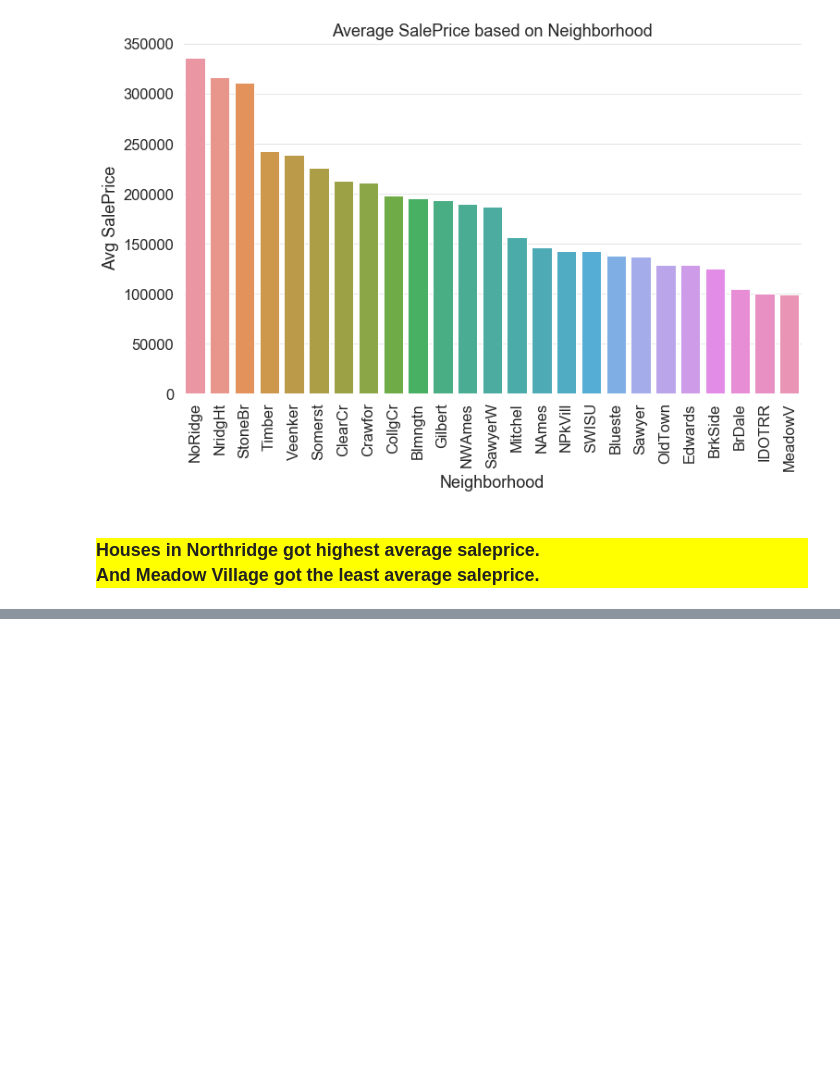
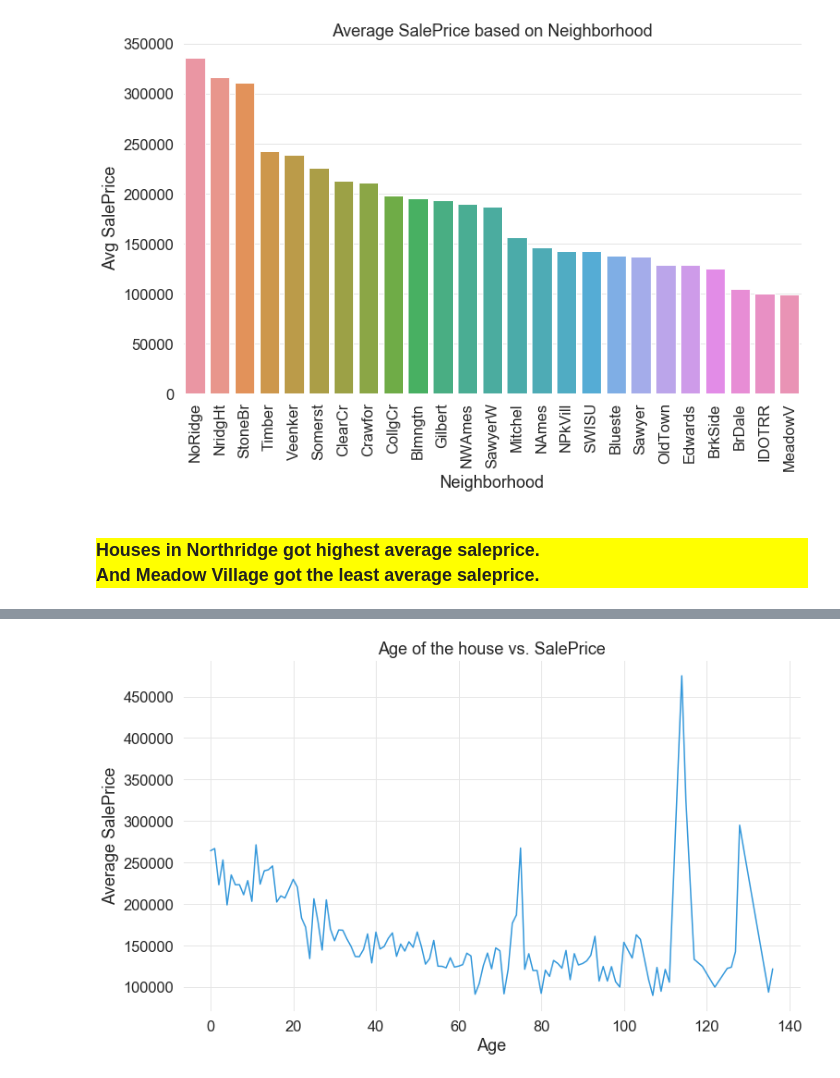
Before and after one commit to ajithcl/HousePricePrediction, a Jupyter notebook: HousePricePrediction.ipynb, the cells around one changed output, grey strips where cells are left out. Cells and saved outputs as stored; diff of their text form; code cells hidden in the pictures; blank space fills up the shorter version.

```diff
--- a/HousePricePrediction.ipynb
+++ b/HousePricePrediction.ipynb
@@ -2145,0 +2214,4 @@ And Meadow Village got the least average saleprice.
+# %%
+df=df_train.loc[:,["YearBuilt","YrSold","SalePrice"]].copy()
+# %%
+df["Age"]=df.YrSold-df.YearBuilt
@@ -2145,0 +2232,19 @@ And Meadow Village got the least average saleprice.
+# %%
+grp_age=df.groupby("Age")
+unique_age=df.Age.unique()
+age_list,sale_price_list,count_list=[],[],[]
+for age in unique_age:
+    df_sale=grp_age.get_group(age)
+    age_list.append(age)
+    sale_price_list.append(df_sale.SalePrice.mean())
+    count_list.append(df_sale.Age.count())
+# %%
+df_sale=pd.DataFrame({"Age": age_list,
+                     "SalePrice": sale_price_list,
+                     "Count":count_list})
+# %%
+sns.lineplot(data=df_sale,x="Age",y="SalePrice");
+plt.title("Age of the house vs. SalePrice");
+plt.ylabel("Average SalePrice");
+# %% [output]
+[figure, added]
```
Also changed, not shown: parts of 97 cells of this notebook.
